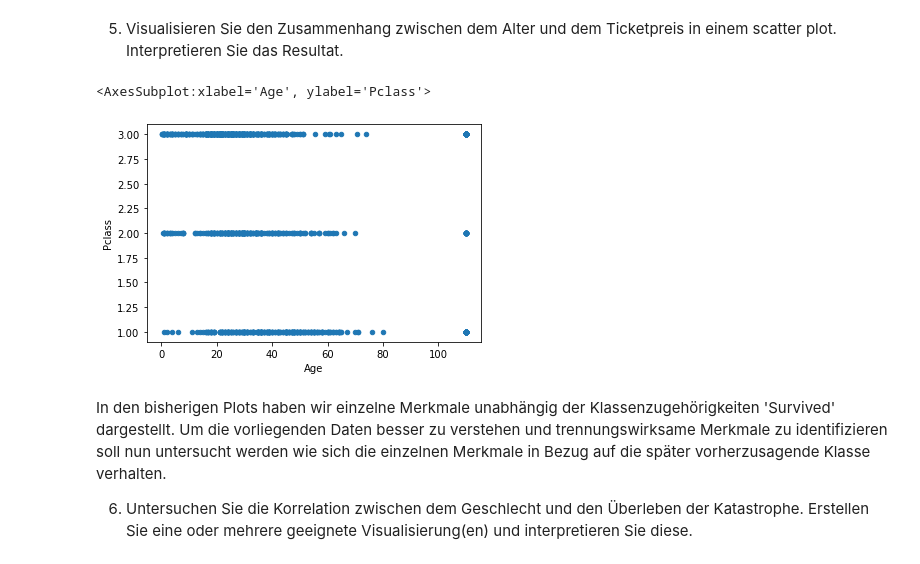
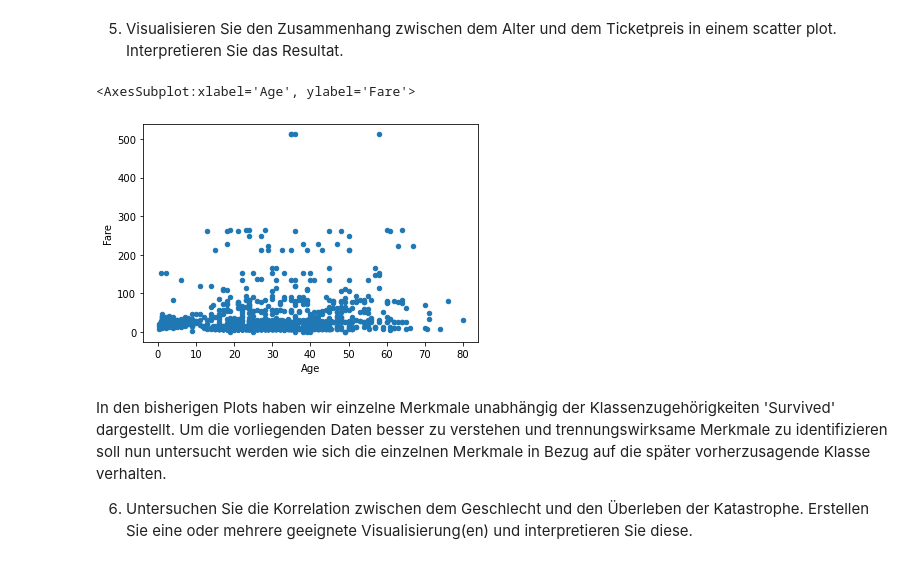
Before and after one commit to OgLocGreen/hska_ml_lab_master_exercises, a Jupyter notebook: Exercise 2 - Exploratory data analysis, Simple Classifier/Exercise 2.1 - Exploratory data analysis.ipynb, the cells around one changed output. Drawn from its saved outputs; the diff is of its cells as text; code cells hidden in the pictures.

```diff
--- a/Exercise 2 - Exploratory data analysis, Simple Classifier/Exercise 2.1 - Exploratory data analysis.ipynb
+++ b/Exercise 2 - Exploratory data analysis, Simple Classifier/Exercise 2.1 - Exploratory data analysis.ipynb
@@ -509,10 +508,10 @@ Name: Age, dtype: object
 # %% [markdown]
  5) Visualisieren Sie den Zusammenhang zwischen dem Alter und dem Ticketpreis in einem scatter plot. Interpretieren Sie das Resultat.
 # %%
-df.plot.scatter(x="Age",y ="Pclass")
+df.plot.scatter(x="Age",y ="Fare")
 # %% [output]
-<AxesSubplot:xlabel='Age', ylabel='Pclass'>
+<AxesSubplot:xlabel='Age', ylabel='Fare'>
-[figure, old version]
+[figure, new version]
 # %% [markdown]
 In den bisherigen Plots haben wir einzelne Merkmale unabhängig der Klassenzugehörigkeiten 'Survived' dargestellt. Um die vorliegenden Daten besser zu verstehen und trennungswirksame Merkmale zu identifizieren soll nun untersucht werden wie sich die einzelnen Merkmale in Bezug auf die später vorherzusagende Klasse verhalten.
 
```
Also changed, not shown: parts of 19 cells of this notebook.
